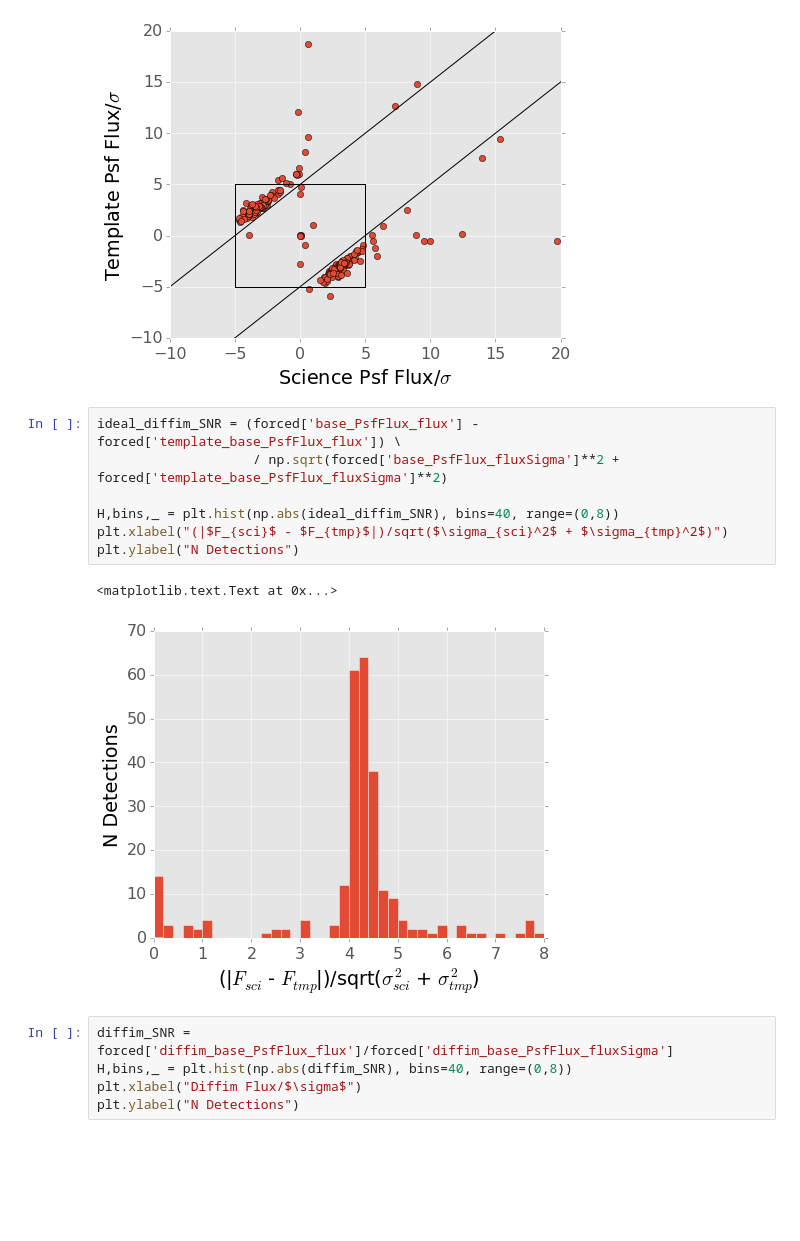
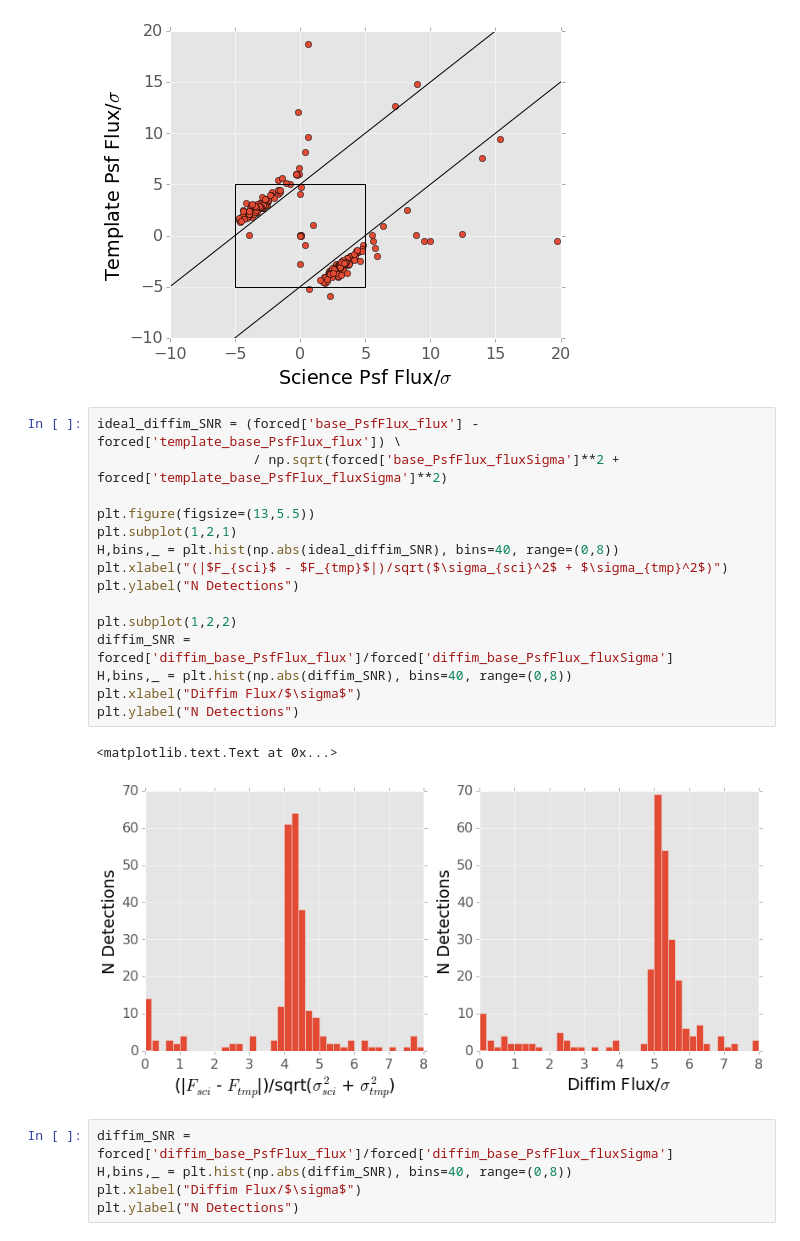
Before and after one commit to lsst-dm/dmtn-006, a Jupyter notebook: notebooks/force_photometry.ipynb, the cells around one changed output. Cells and saved outputs as stored; diff of their text form; blank space fills up the shorter version.

```diff
--- a/notebooks/force_photometry.ipynb
+++ b/notebooks/force_photometry.ipynb
@@ -94,13 +94,21 @@ fig
 # %%
 ideal_diffim_SNR = (forced['base_PsfFlux_flux'] - forced['template_base_PsfFlux_flux']) \
                     / np.sqrt(forced['base_PsfFlux_fluxSigma']**2 + forced['template_base_PsfFlux_fluxSigma']**2)
 
+plt.figure(figsize=(13,5.5))
+plt.subplot(1,2,1)
 H,bins,_ = plt.hist(np.abs(ideal_diffim_SNR), bins=40, range=(0,8))
 plt.xlabel("(|$F_{sci}$ - $F_{tmp}$|)/sqrt($\sigma_{sci}^2$ + $\sigma_{tmp}^2$)")
 plt.ylabel("N Detections")
+
+plt.subplot(1,2,2)
+diffim_SNR = forced['diffim_base_PsfFlux_flux']/forced['diffim_base_PsfFlux_fluxSigma']
+H,bins,_ = plt.hist(np.abs(diffim_SNR), bins=40, range=(0,8))
+plt.xlabel("Diffim Flux/$\sigma$")
+plt.ylabel("N Detections")
 # %% [output]
 <matplotlib.text.Text at 0x...>
-[figure, old version]
+[figure, new version]
 # %%
 diffim_SNR = forced['diffim_base_PsfFlux_flux']/forced['diffim_base_PsfFlux_fluxSigma']
 H,bins,_ = plt.hist(np.abs(diffim_SNR), bins=40, range=(0,8))
```
Also changed, not shown: parts of 2 cells of this notebook, 4 other files.
